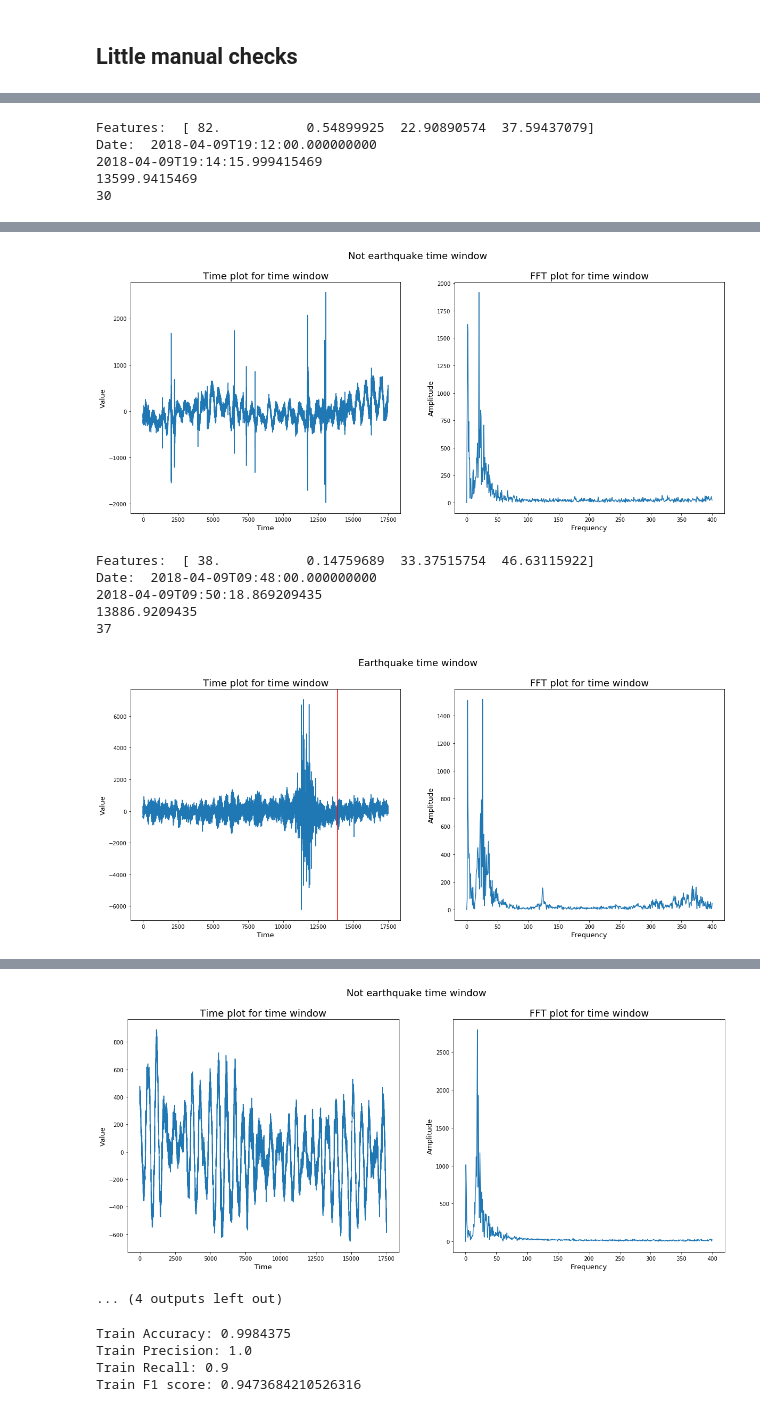
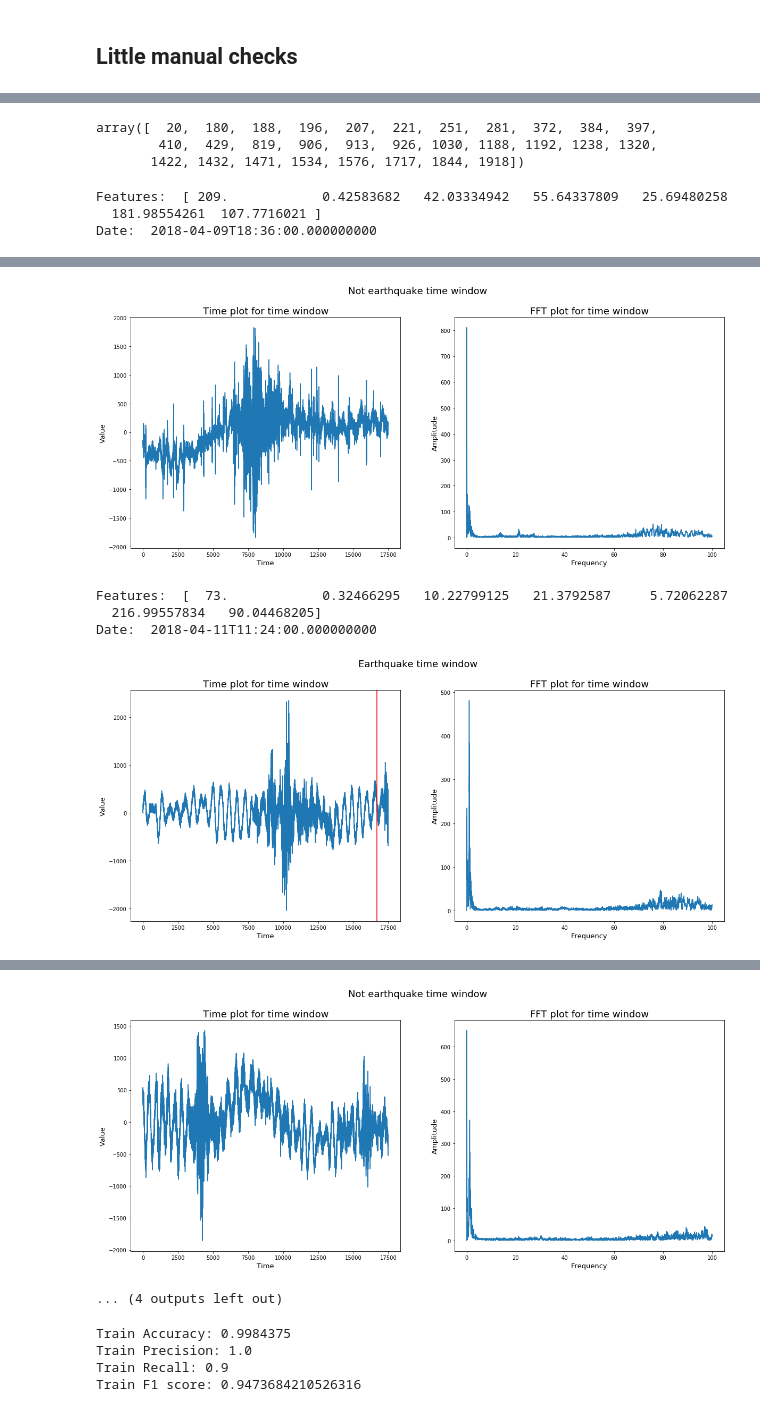
Before and after one commit to JulesssG/ml-project2, a Jupyter notebook: notebooks/First-touch.ipynb, the cells around one changed output, grey strips where cells are left out. Drawn from its saved outputs; the diff is of its cells as text; code cells hidden in the pictures.

Commit message:
Add 3 features + fix graphs

```diff
--- a/notebooks/First-touch.ipynb
+++ b/notebooks/First-touch.ipynb
@@ -156,7 +156,7 @@ def fourier_features(X, min_freq):
     N = X.shape[0]
 
     # sample spacing
-    T = 1.0 / 400
+    T = 1.0 / 200 # Want frequency until 100hz
 
     X = X - np.mean(X, axis=1).reshape((N, 1))
     xf = np.fft.fft(X, axis=1)
@@ -164,7 +164,14 @@ def fourier_features(X, min_freq):
     medians = np.median(x_amplitudes, axis=1).reshape(N, 1)
     means = np.mean(x_amplitudes[:, min_freq:], axis=1).reshape(N, 1)
 
-    return np.hstack((medians, means))
+    split_1 = int(x_amplitudes.shape[1]/5) # 20hz
+    split_2 = int(x_amplitudes.shape[1]/40) # 2.5hz
+
+    f_1 = np.std(x_amplitudes[:,split_1:],axis=1).reshape(N,1)
+    f_2 = np.std(x_amplitudes[:,split_2:split_1],axis=1).reshape(N,1)
+    f_3 = np.mean(x_amplitudes[:,split_2:split_1],axis=1).reshape(N,1)
+
+    return np.hstack((medians, means, f_1, f_2, f_3))
 # %%
 def compute_end_time(X, start_time):
     total_number_of_seconds = (X.shape[0] - 1) / sps # First sample is at starting time -> subtract 1
@@ -199,12 +206,12 @@ def compute_X_and_y(filename, sps, catalog, amplitude):
 
     feature1 = count_signs_per_row(X_time_window, amplitude)
     feature2 = weighted_sliding_mean_per_row(X_time_window, 25)
-    feature3_4 = fourier_features(X_time_window, 30)
+    feature3_7 = fourier_features(X_time_window, 30)
 
     time_stamps = pd.Series([start_time + pd.to_timedelta(i * (total_window_size / sps), unit='s') for i in range(X_time_window.shape[0])])
 
-    return X_time_window, np.hstack((np.hstack((feature1, feature2)), feature3_4)), y, time_stamps.to_numpy().reshape((number_window, 1)), catalog
+    return X_time_window, np.hstack((np.hstack((feature1, feature2)), feature3_7)), y, time_stamps.to_numpy().reshape((number_window, 1)), catalog, start_time
 # %%
-X_train_raw, X_train, y_train, time_stamps, catalog_train = compute_X_and_y(TRAIN_SET, sps, catalog, 100000)
+X_train_raw, X_train, y_train, time_stamps, catalog_train, start_time_train = compute_X_and_y(TRAIN_SET, sps, catalog, 100000)
 X_train.shape, y_train.shape
 # %% [output]
@@ -300,6 +305,4 @@ NameError: name 'start_time_train' is not defined
 # %%
-start_time_train = pd.to_datetime("2018-04-09 00:00:00")
-
 def get_window_timestamp(date):
     seconds_to_hq = (pd.to_datetime(date) - start_time_train).total_seconds()
 
@@ -307,7 +310,8 @@ def get_window_timestamp(date):
 
     return time_window
 
-def plot_window_time_and_fft(time_window, date, data_index, earthquake, stats, i):
+def plot_window_time_and_fft(data_index, date, earthquake):
+    time_window = X_train_raw[data_index]
     print("Features: ", X_train[data_index])
     print("Date: ", date)
 
@@ -315,10 +319,10 @@ def plot_window_time_and_fft(time_window, date, data_index, earthquake, stats, i
                                                    (catalog_train["origintime"] <= pd.to_datetime(date + pd.to_timedelta(TIME_WINDOW, unit='s')))]
 
     # Number of samplepoints
-    N = 1200
+    N = 6000
 
     # sample spacing
-    T = 1.0 / 800
+    T = 1.0 / 200
 
     x = np.arange(np.shape(time_window)[0])
     y = time_window - np.mean(time_window)
@@ -335,23 +339,26 @@ def plot_window_time_and_fft(time_window, date, data_index, earthquake, stats, i
     axs[0].plot(x, y)
     for eq_time in earthquake_times.values:
         second = (eq_time - date) / np.timedelta64(1,'s') * sps
-        print(eq_time)
-        print(second)
         axs[0].axvline(second, color='r')
     axs[0].set_title("Time plot for time window", fontsize=18)
     axs[0].set_xlabel("Time", fontsize=13)
     axs[0].set_ylabel("Value", fontsize=13)
 
     # Plot frequency
-    axs[1].plot(xf, 2.0/N * np.abs(yf[:N//2]))
+    yf = 2.0/N * np.abs(yf[:N//2])
+
+    axs[1].plot(xf, yf)
     axs[1].set_title("FFT plot for time window", fontsize=18)
     axs[1].set_xlabel("Frequency", fontsize=13)
     axs[1].set_ylabel("Amplitude", fontsize=13)
 
-    s = 2.0/N * np.abs(yf[:N//2])
-    print(np.sum(s >= 200))
-
     plt.show()
+# %%
+earthquake_indices
+# %% [output]
+array([  20,  180,  188,  196,  207,  221,  251,  281,  372,  384,  397,
+        410,  429,  819,  906,  913,  926, 1030, 1188, 1192, 1238, 1320,
+       1422, 1432, 1471, 1534, 1576, 1717, 1844, 1918])
 # %%
 nm_plots = 4
 
@@ -360,11 +367,9 @@ not_eqs = np.random.choice(len(not_earthquake_times), nm_plots, replace=False)
 
 stats = pd.DataFrame()
 for i, (eq, not_eq) in enumerate(list(zip(eqs, not_eqs))):
-    plot_window_time_and_fft(X_train_raw[eq], earthquake_times[eq], earthquake_indices[eq], True, stats, i)
-    plot_window_time_and_fft(X_train_raw[not_eq], not_earthquake_times[not_eq], not_earthquake_indices[not_eq], False, stats, i+1000)
+    plot_window_time_and_fft(earthquake_indices[eq], earthquake_times[eq], True)
+    plot_window_time_and_fft(not_earthquake_indices[not_eq], not_earthquake_times[not_eq], False)
 # %% [output]
-Features:  [ 82.           0.54899925  22.90890574  37.59437079]
-Date:  2018-04-09T19:12:00.000000000
-2018-04-09T19:14:15.999415469
-13599.9415469
-30
+Features:  [ 209.            0.42583682   42.03334942   55.64337809   25.69480258
+  181.98554261  107.7716021 ]
+Date:  2018-04-09T18:36:00.000000000
@@ -387,7 +388,5 @@ Date:  2018-04-11T19:06:00.000000000
-[figure, old version]
+[figure, new version]
-Features:  [ 38.           0.14759689  33.37515754  46.63115922]
-Date:  2018-04-09T09:48:00.000000000
-2018-04-09T09:50:18.869209435
-13886.9209435
-37
+Features:  [  73.            0.32466295   10.22799125   21.3792587     5.72062287
+  216.99557834   90.04468205]
+Date:  2018-04-11T11:24:00.000000000
-[figure, old version]
+[figure, new version]
@@ -397,4 +396,4 @@ Date:  2018-04-11T04:18:00.000000000
-[figure, old version]
+[figure, new version]
 ... (4 outputs left out)
 # %%
 from sklearn.ensemble import RandomForestClassifier
```
Also changed, not shown: parts of 9 cells of this notebook, 1 other file.
